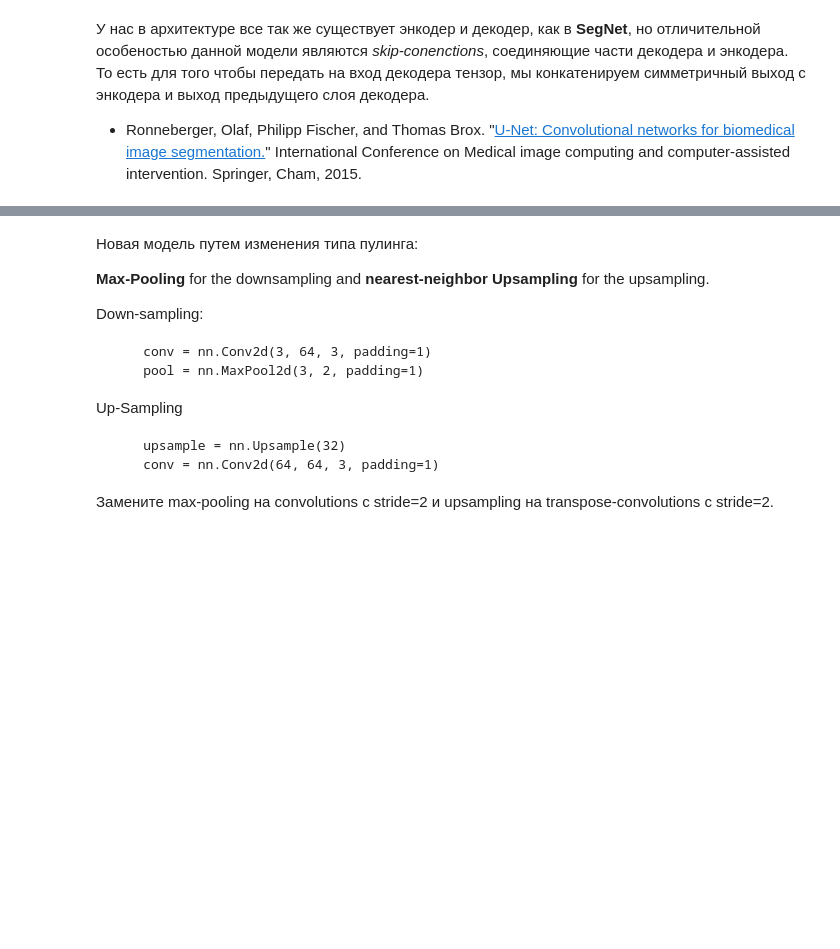
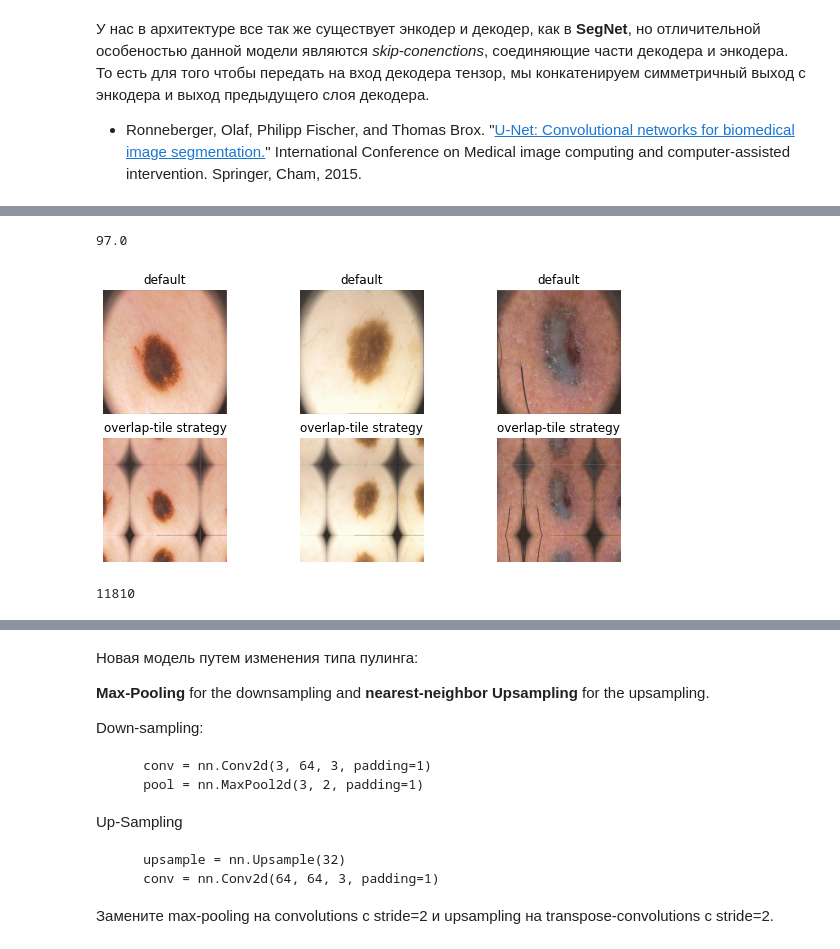
Before and after one commit to superAIyah/DL_MIPT, a Jupyter notebook: 8_Segmentation/[hw]semantic_segmentation.ipynb, the cells around one changed output, grey strips where cells are left out. Saved outputs shown, nothing was run; the diff lists cells and outputs as text; code cells hidden in the pictures; blank space fills up the shorter version.

```diff
--- a/8_Segmentation/[hw]semantic_segmentation.ipynb
+++ b/8_Segmentation/[hw]semantic_segmentation.ipynb
@@ -691,0 +642,8 @@ unet_model = UNet().to(device)
+# %%
+a = torch.arange(1, 10).reshape(3, 3)
+a = F.pad(a, (2,)*4)
+sl1 = a[2:4].flip(0)
+a[:2] = sl1
+sl2 = a[3:5].flip(0)
+a[5:] = sl2
+a
@@ -691,0 +658,42 @@ unet_model = UNet().to(device)
+# %%
+print((450 - 256) / 2)
+# %% [output]
+97.0
+# %%
+def overlap_tile(x): # B C H W
+    pad =  (450 - 256) // 2
+    n = 450
+    X = F.pad(x, (pad,)*4) # 440 x 440
+    sl1 = X[::, ::, pad : pad * 2].flip(2)
+    X[::, ::, :pad] = sl1
+    sl2 = X[::, ::, n - pad * 2 : n - pad].flip(2)
+    X[::, ::, n - pad:] = sl2
+    sl3 = X[::, ::, ::, pad : pad * 2].flip(3)
+    X[::, ::, ::, 0 : pad] = sl3
+    sl4 = X[::, ::, ::, n - pad * 2 : n - pad].flip(3)
+    X[::, ::, ::, n - pad:] = sl4
+    return X
+# %%
+def to_pil(batch):
+    batch = batch.detach().numpy()
+    return np.swapaxes(np.swapaxes(batch, 1, 3), 1, 2)
+# %%
+for x, _ in data_tr:
+    x_overlap = overlap_tile(x)
+    break
+x = to_pil(x)
+x_overlap = to_pil(x_overlap)
+# %%
+plt.figure(figsize=(10, 5))
+for i in range(3):
+    plt.subplot(2, 3, i + 1)
+    plt.title('default')
+    plt.imshow(x[i])
+    plt.axis('off')
+
+    plt.subplot(2, 3, i + 4)
+    plt.title('overlap-tile strategy')
+    plt.imshow(x_overlap[i])
+    plt.axis('off')
+# %% [output]
+[figure, added]
@@ -691,0 +803,6 @@ unet_model = UNet().to(device)
+# %%
+torch.cuda.empty_cache()
+import gc
+gc.collect()
+# %% [output]
+11810
```
Also changed, not shown: parts of 22 cells of this notebook.
